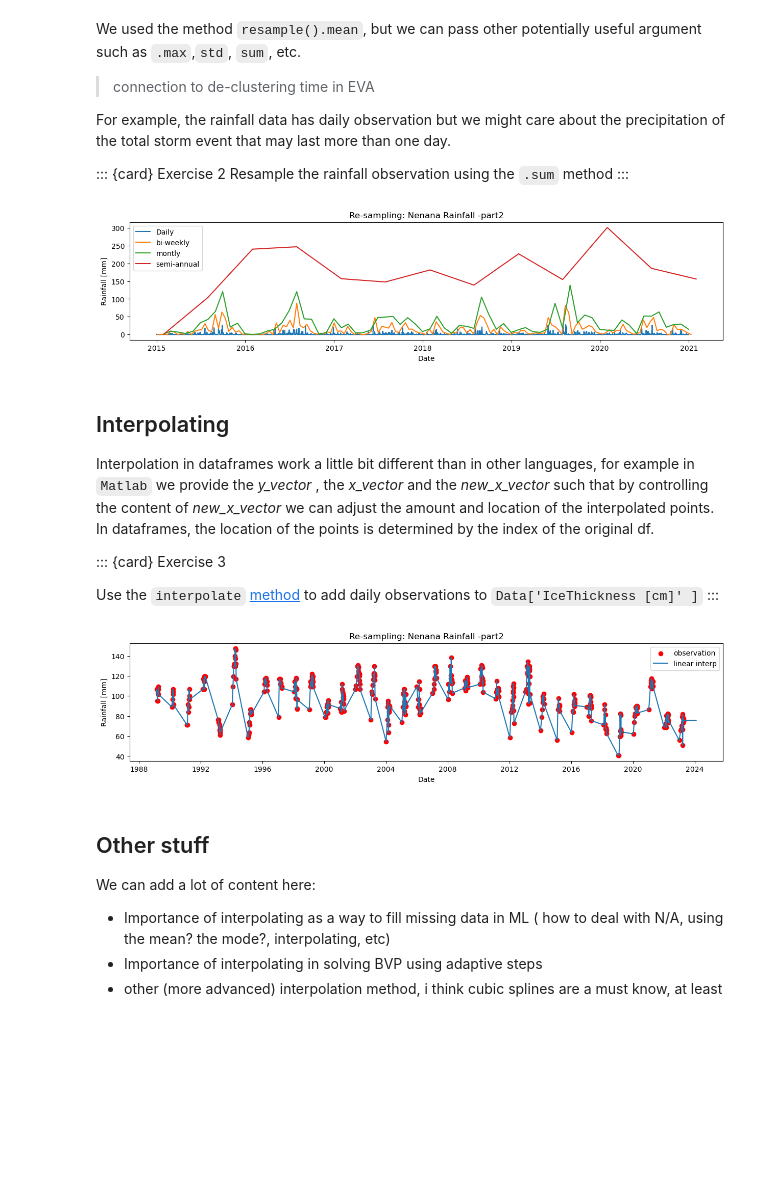
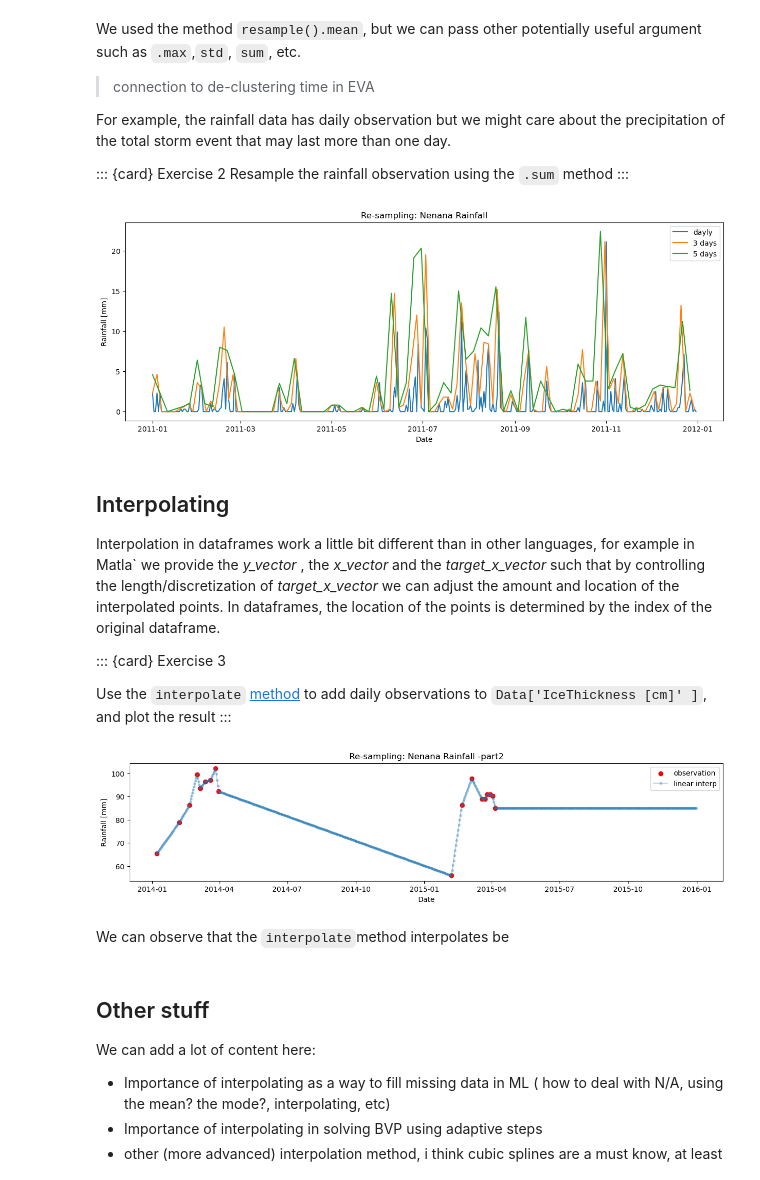
Before and after one commit to iceclassic/mude, a Jupyter notebook: book/Part_1/Resample_interp.ipynb, the cells around one changed output. Cells and saved outputs as stored; diff of their text form; code cells hidden in the pictures; blank space fills up the shorter version.

Commit message:
more refactoring + examples

```diff
--- a/book/Part_1/Resample_interp.ipynb
+++ b/book/Part_1/Resample_interp.ipynb
@@ -20,10 +19,9 @@ import numpy as np
 import plotly.graph_objects as go
 from importlib import reload
 
-# Data=pd.read_csv("../../Data/Time_series_DATA.txt",skiprows=149,index_col=0)
-file3=import_data_browser('https://raw.githubusercontent.com/iceclassic/mude/develop_1/data/Time_series_DATA.txt')
-Data=pd.read_csv(file3,skiprows=149,index_col=0)
-Data.index = Data.index.astype(str).str.split().str[0]
+Data=pd.read_csv("../../Data/Time_series_DATA.txt",skiprows=149,index_col=0,sep='\t')
+#file3=import_data_browser('https://raw.githubusercontent.com/iceclassic/mude/develop_1/data/Time_series_DATA.txt')
+#Data=pd.read_csv(file3,skiprows=149,index_col=0,sep='\t')
 Data.index = pd.to_datetime(Data.index, format="%Y-%m-%d")
 # %%
 Temperature=Data['Regional: Air temperature [C]']
@@ -56,47 +54,47 @@ For example, the rainfall data has daily observation but we might care about the
 Resample the rainfall observation using the `.sum` method
 :::
 # %%
+Rain=Data['Nenana: Rainfall [mm]']
 
-Rain=Data['Nenana: Rainfall [mm]']
-Rain= Rain[(Rain.index.year >= 2015) & (Rain.index.year < 2021)]
+Rain=Rain[(Rain.index.year >= 2011) & (Rain.index.year < 2012)]
+
 Rain_d3=Rain.resample('3D').sum()
-Rain_d15=Rain.resample('2W').sum()
-Rain_d30=Rain.resample('ME').sum()
-Rain_d365=Rain.resample('6ME').sum()
+Rain_d5=Rain.resample('5D').sum()
 
-fig, axs = plt.subplots(figsize=(15, 3))
-plt.title('Re-sampling: Nenana Rainfall -part2')
-plt.plot(Rain, label='Daily')
-plt.plot(Rain_d15,label='bi-weekly')
-plt.plot(Rain_d30,label='montly')
-plt.plot(Rain_d365,label='semi-annual')
+fig, axs = plt.subplots(figsize=(15, 5))
+plt.title('Re-sampling: Nenana Rainfall')
+plt.plot(Rain, label='dayly')
+plt.plot(Rain_d3,label='3 days')
+plt.plot(Rain_d5,label='5 days')
 plt.ylabel("Rainfall [mm]")
 plt.xlabel("Date")
 plt.legend()
 plt.show()
 # %% [output]
-[figure, old version]
+[figure, new version]
 # %% [markdown]
 ## Interpolating
-Interpolation in dataframes work a little bit different than in other languages, for example in `Matlab` we provide the *y_vector* , the *x_vector* and the *new_x_vector* such that by controlling the content of *new_x_vector* we can adjust the amount and location of the interpolated points. In dataframes, the location of the points is determined by the index of the original df.
+Interpolation in dataframes work a little bit different than in other languages, for example in Matla` we provide the *y_vector* , the *x_vector* and the *target_x_vector* such that by controlling the length/discretization of *target_x_vector* we can adjust the amount and location of the interpolated points. In dataframes, the location of the points is determined by the index of the original dataframe.
 
 ::: {card} Exercise 3
 
-Use the `interpolate` [method](https://pandas.pydata.org/pandas-docs/stable/reference/api/pandas.DataFrame.interpolate.html) to add daily observations to `Data['IceThickness [cm]' ]`
+Use the `interpolate` [method](https://pandas.pydata.org/pandas-docs/stable/reference/api/pandas.DataFrame.interpolate.html) to add daily observations to `Data['IceThickness [cm]' ]`, and plot the result
 :::
 # %%
+Data=Data[(Data.index.year >= 2014) & (Data.index.year < 2016)]
 ICE_linear=Data['IceThickness [cm]'].interpolate(method='linear')
-
 fig, axs = plt.subplots(figsize=(15, 3))
 plt.title('Re-sampling: Nenana Rainfall -part2')
 plt.scatter(Data.index,Data['IceThickness [cm]'], label='observation',color='r')
-plt.plot(ICE_linear, label='linear interp')
+plt.plot(ICE_linear.index,ICE_linear, label='linear interp',marker='o',alpha=0.3,markersize=3)
 plt.ylabel("Rainfall [mm]")
 plt.xlabel("Date")
 plt.legend()
 plt.show()
 # %% [output]
-[figure, old version]
+[figure, new version]
+# %% [markdown]
+We can observe that the `interpolate`method interpolates be
 # %% [markdown]
 ## Other stuff
 We can add a lot of content here:
```
Also changed, not shown: parts of 2 cells of this notebook, 4 other files.
